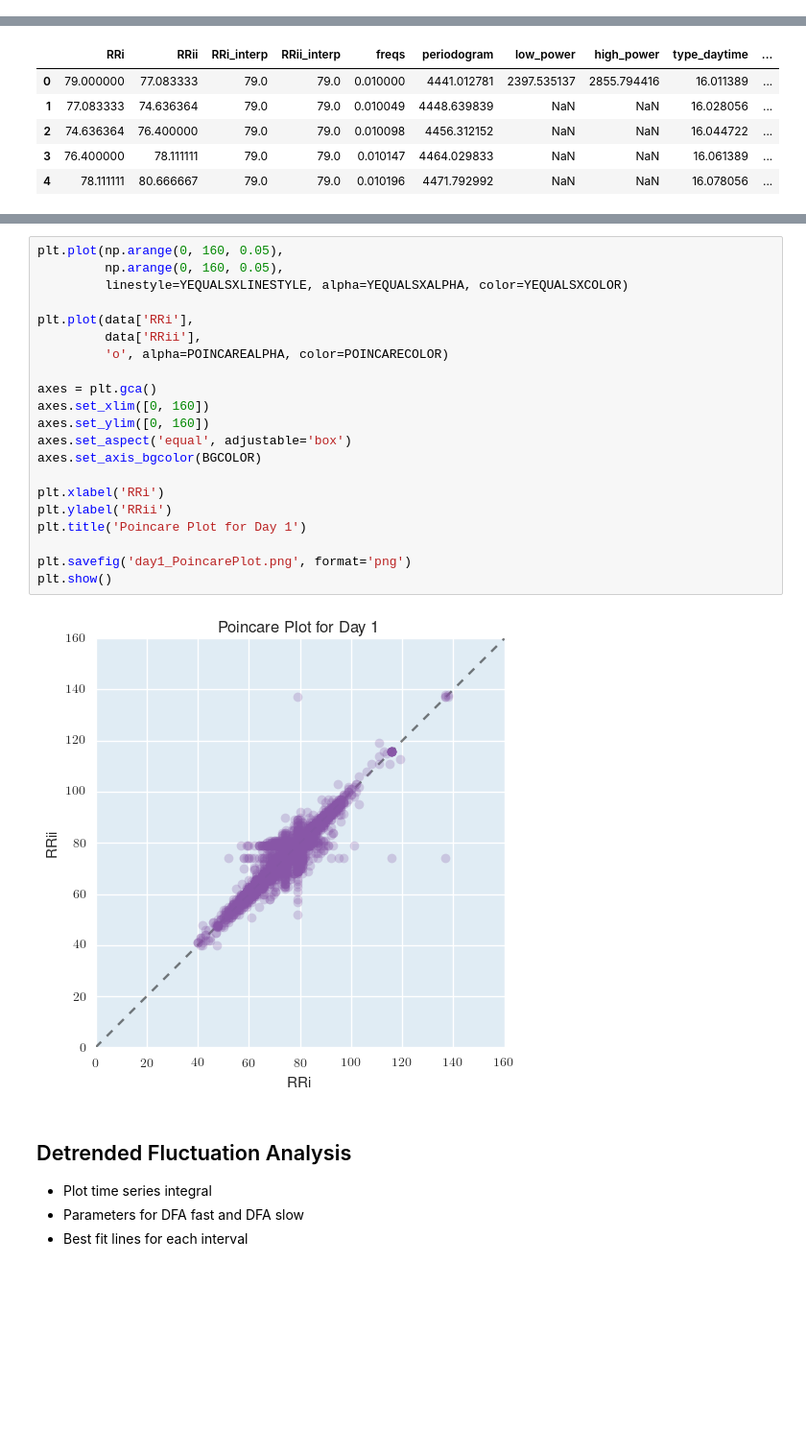
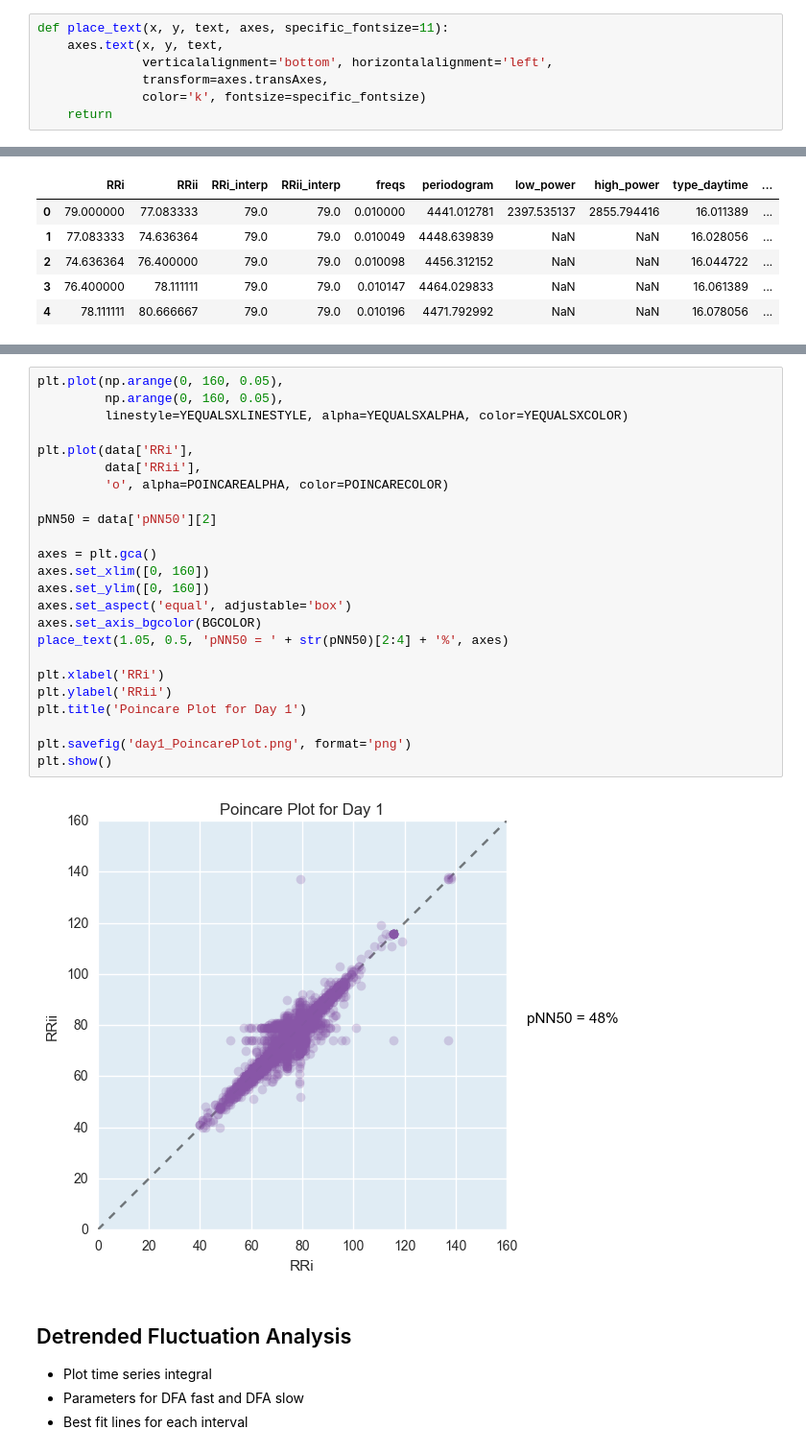
Before and after one commit to terrrychan/PHS-Project, a Jupyter notebook: Visualizations.ipynb, the cells around one changed output, grey strips where cells are left out. Shown: that part at 96% size. Drawn from its saved outputs; the diff is of its cells as text; blank space fills up the shorter version.

```diff
--- a/Visualizations.ipynb
+++ b/Visualizations.ipynb
@@ -45,6 +39,13 @@ POINCAREMARKER = 'o'
 YEQUALSXALPHA = 0.5
 YEQUALSXCOLOR = 'k'
 YEQUALSXLINESTYLE = '--'
+# %%
+def place_text(x, y, text, axes, specific_fontsize=11):
+    axes.text(x, y, text,
+              verticalalignment='bottom', horizontalalignment='left',
+              transform=axes.transAxes,
+              color='k', fontsize=specific_fontsize)
+    return
 # %%
 data = pd.read_csv('day1_v2transpose.csv')
 display(data.head())
@@ -125,26 +141,29 @@ Ada's stylistic concerns:
 # %%
 plt.plot(np.arange(0, 160, 0.05),
          np.arange(0, 160, 0.05),
          linestyle=YEQUALSXLINESTYLE, alpha=YEQUALSXALPHA, color=YEQUALSXCOLOR)
 
 plt.plot(data['RRi'],
          data['RRii'],
          'o', alpha=POINCAREALPHA, color=POINCARECOLOR)
 
+pNN50 = data['pNN50'][2]
+
 axes = plt.gca()
 axes.set_xlim([0, 160])
 axes.set_ylim([0, 160])
 axes.set_aspect('equal', adjustable='box')
 axes.set_axis_bgcolor(BGCOLOR)
+place_text(1.05, 0.5, 'pNN50 = ' + str(pNN50)[2:4] + '%', axes)
 
 plt.xlabel('RRi')
 plt.ylabel('RRii')
 plt.title('Poincare Plot for Day 1')
 
 plt.savefig('day1_PoincarePlot.png', format='png')
 plt.show()
 # %% [output]
-[figure, old version]
+[figure, new version]
 # %% [markdown]
 ## Detrended Fluctuation Analysis
 
```
Also changed, not shown: parts of 6 cells of this notebook, 3 other files.
